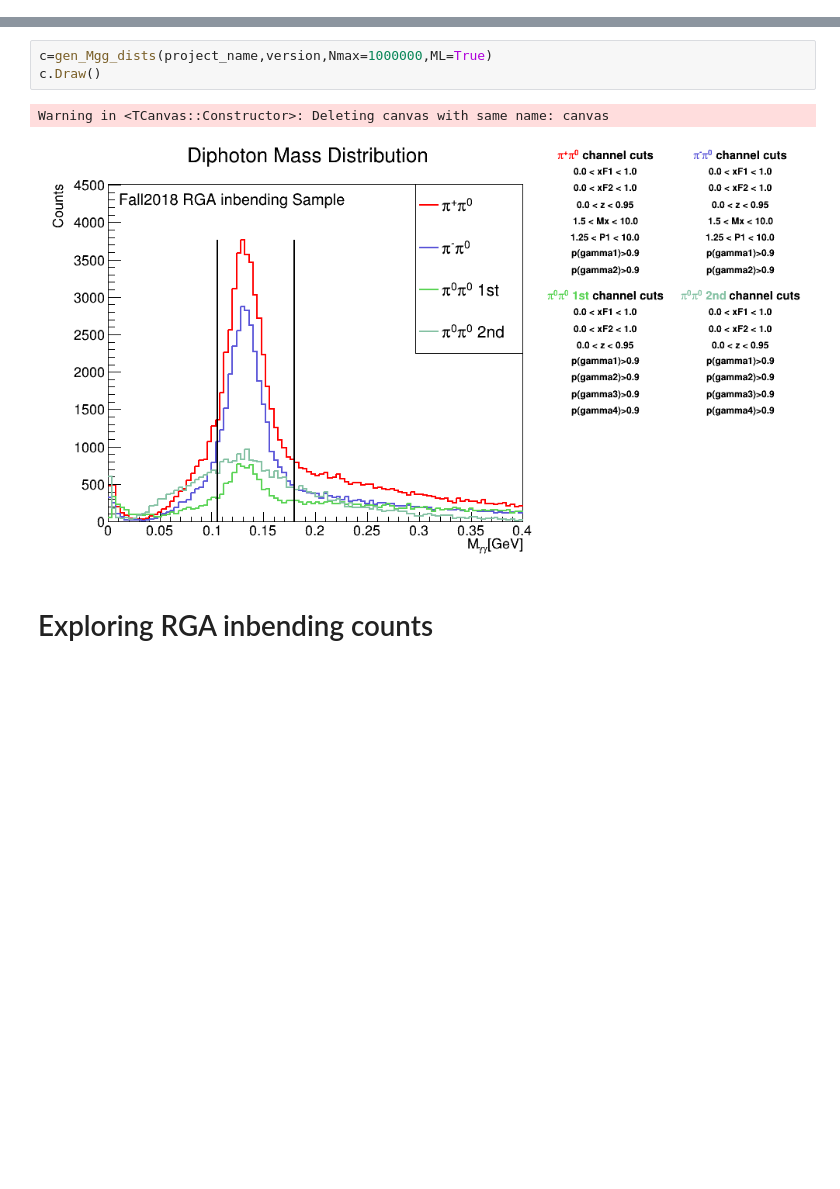
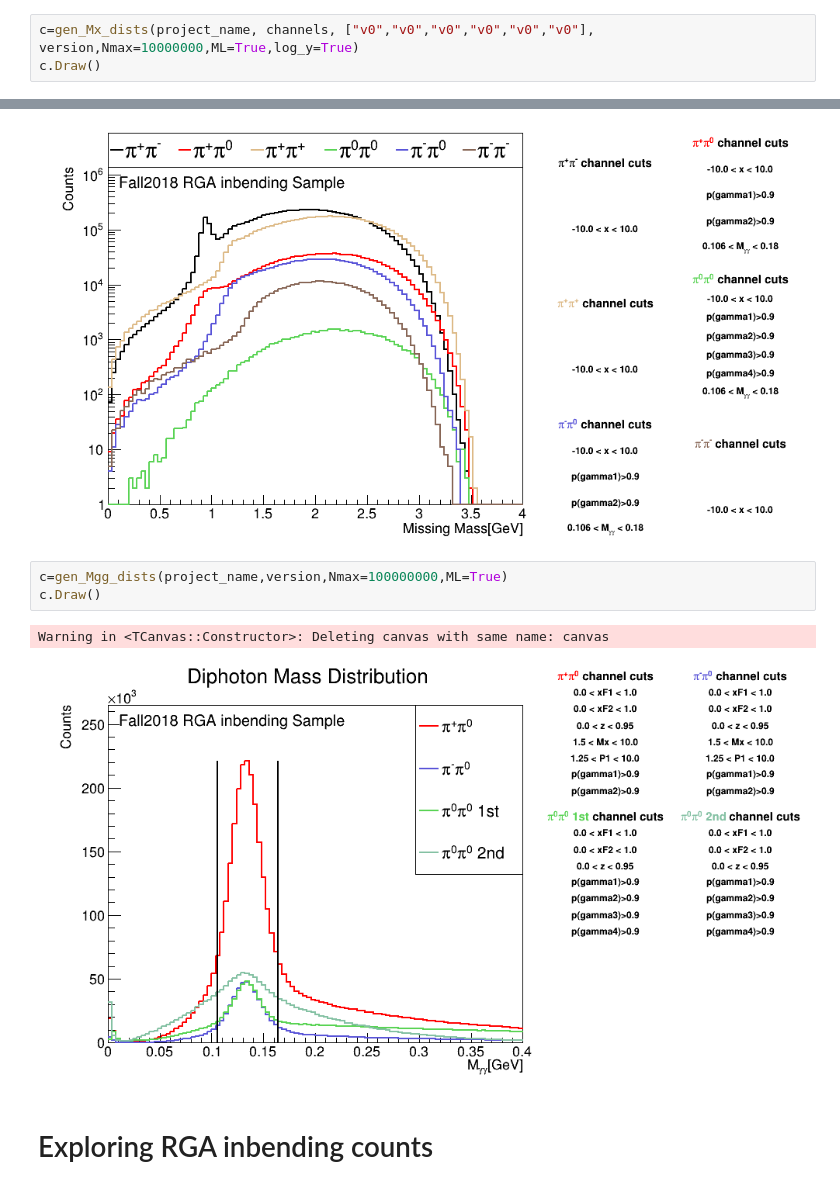
Before and after one commit to Gregtom3/clas12_dihadrons, a Jupyter notebook: plotting/kinematics/dihadron_counts.ipynb, the cells around one changed output, grey strips where cells are left out. Saved outputs shown, nothing was run; the diff lists cells and outputs as text; blank space fills up the shorter version.

```diff
--- a/plotting/kinematics/dihadron_counts.ipynb
+++ b/plotting/kinematics/dihadron_counts.ipynb
@@ -19,0 +22,4 @@ Warning in <TCanvas::Constructor>: Deleting canvas with same name: canvas
+# %%
+c=gen_Mx_dists(project_name, channels, ["v0","v0","v0","v0","v0","v0"], version,Nmax=10000000,ML=True,log_y=True)
+c.Draw()
+# %% [output]
@@ -20,9 +27,10 @@ Warning in <TCanvas::Constructor>: Deleting canvas with same name: canvas
+[figure, added]
 # %%
-c=gen_Mgg_dists(project_name,version,Nmax=1000000,ML=True)
+c=gen_Mgg_dists(project_name,version,Nmax=100000000,ML=True)
 c.Draw()
 # %% [output]
 Warning in <TCanvas::Constructor>: Deleting canvas with same name: canvas
-[figure, old version]
+[figure, new version]
 # %% [markdown]
 # Exploring RGA inbending counts
 # %%
```
Also changed, not shown: parts of 4 cells of this notebook, 23 other files.
